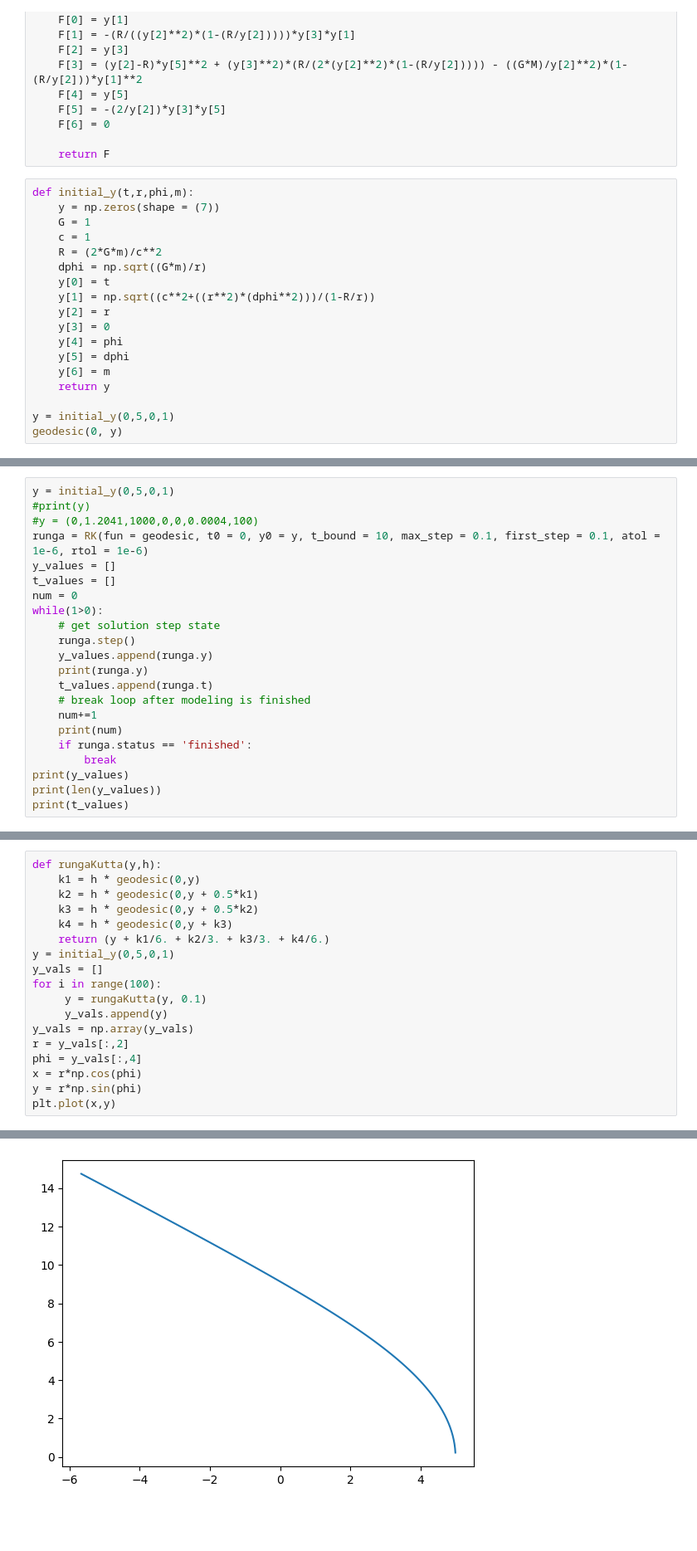
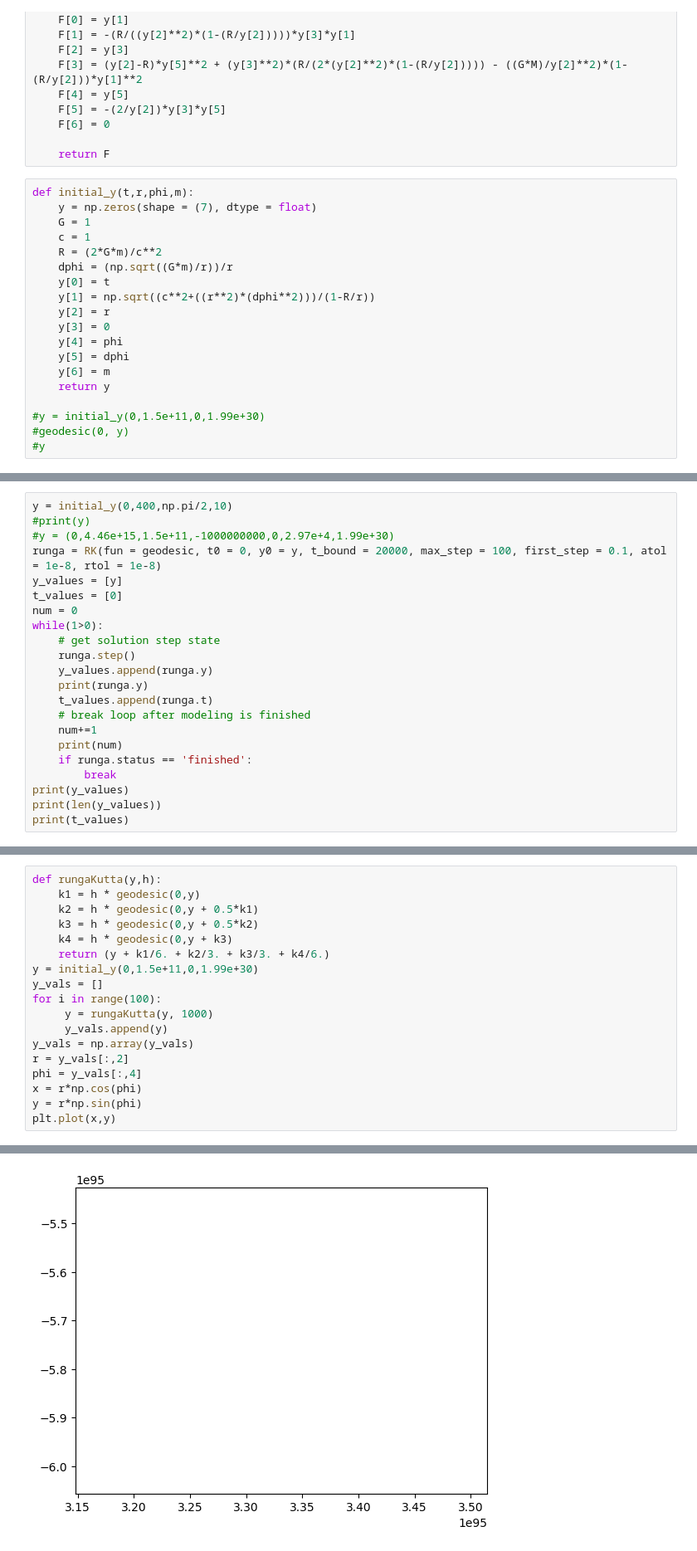
Before and after one commit to BryceDixon/Computational, a Jupyter notebook: assessment3/test3.ipynb, the cells around one changed output, grey strips where cells are left out. Shown at 83% size. Drawn from its saved outputs; the diff is of its cells as text; blank space fills up the shorter version.

```diff
--- a/assessment3/test3.ipynb
+++ b/assessment3/test3.ipynb
@@ -36,11 +36,11 @@ def geodesic(tau, y):
     return F
 # %%
 def initial_y(t,r,phi,m):
-    y = np.zeros(shape = (7))
+    y = np.zeros(shape = (7), dtype = float)
     G = 1
     c = 1
     R = (2*G*m)/c**2
-    dphi = np.sqrt((G*m)/r)
+    dphi = (np.sqrt((G*m)/r))/r
     y[0] = t
     y[1] = np.sqrt((c**2+((r**2)*(dphi**2)))/(1-R/r))
     y[2] = r
@@ -50,5 +50,6 @@ def initial_y(t,r,phi,m):
     y[6] = m
     return y
 
-y = initial_y(0,5,0,1)
-geodesic(0, y)
+#y = initial_y(0,1.5e+11,0,1.99e+30)
+#geodesic(0, y)
+#y
@@ -58,10 +56,10 @@ array([ 3.16227766, -0.        ,  0.        ,  0.36      ,  0.4472136 ,
 # %%
-y = initial_y(0,5,0,1)
+y = initial_y(0,400,np.pi/2,10)
 #print(y)
-#y = (0,1.2041,1000,0,0,0.0004,100)
-runga = RK(fun = geodesic, t0 = 0, y0 = y, t_bound = 10, max_step = 0.1, first_step = 0.1, atol = 1e-6, rtol = 1e-6)
-y_values = []
-t_values = []
+#y = (0,4.46e+15,1.5e+11,-1000000000,0,2.97e+4,1.99e+30)
+runga = RK(fun = geodesic, t0 = 0, y0 = y, t_bound = 20000, max_step = 100, first_step = 0.1, atol = 1e-8, rtol = 1e-8)
+y_values = [y]
+t_values = [0]
 num = 0
 while(1>0):
     # get solution step state
@@ -109,21 +127,21 @@ plt.plot(x,y)
 # %%
 def rungaKutta(y,h):
     k1 = h * geodesic(0,y)
     k2 = h * geodesic(0,y + 0.5*k1)
     k3 = h * geodesic(0,y + 0.5*k2)
     k4 = h * geodesic(0,y + k3)
     return (y + k1/6. + k2/3. + k3/3. + k4/6.)
-y = initial_y(0,5,0,1)
+y = initial_y(0,1.5e+11,0,1.99e+30)
 y_vals = []
 for i in range(100):
-     y = rungaKutta(y, 0.1)
+     y = rungaKutta(y, 1000)
      y_vals.append(y)
 y_vals = np.array(y_vals)
 r = y_vals[:,2]
 phi = y_vals[:,4]
 x = r*np.cos(phi)
 y = r*np.sin(phi)
 plt.plot(x,y)
 # %% [output]
 [<matplotlib.lines.Line2D at 0x...>]
-[figure, old version]
+[figure, new version]
```
Also changed, not shown: parts of 4 cells of this notebook.
